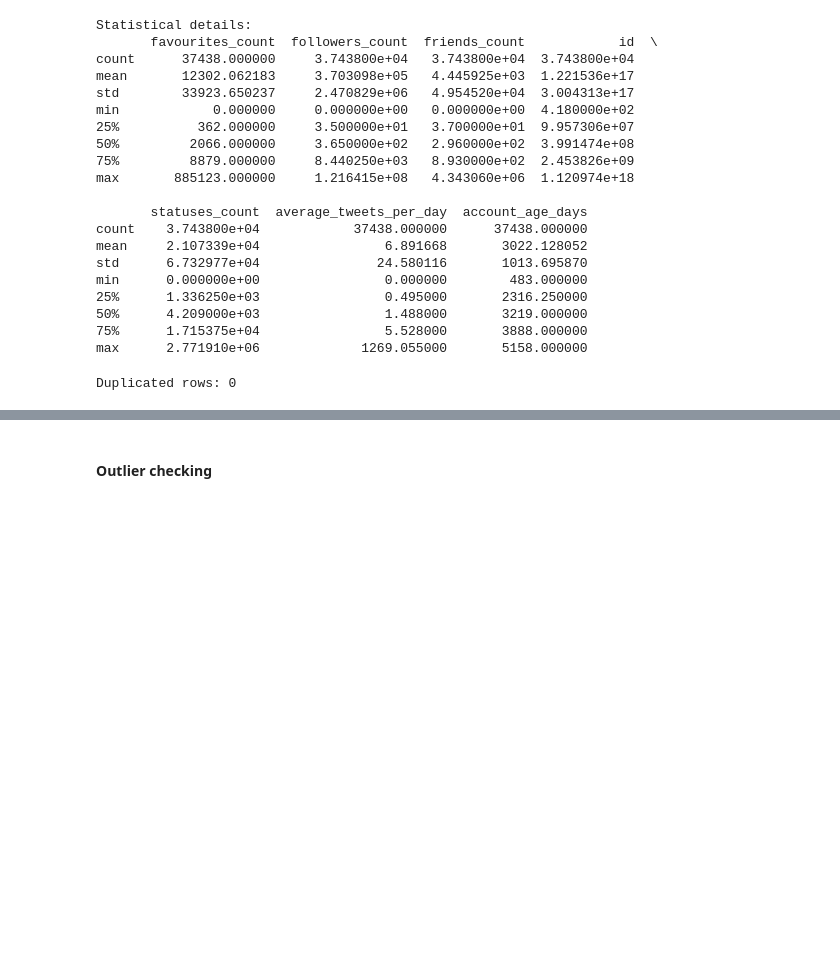
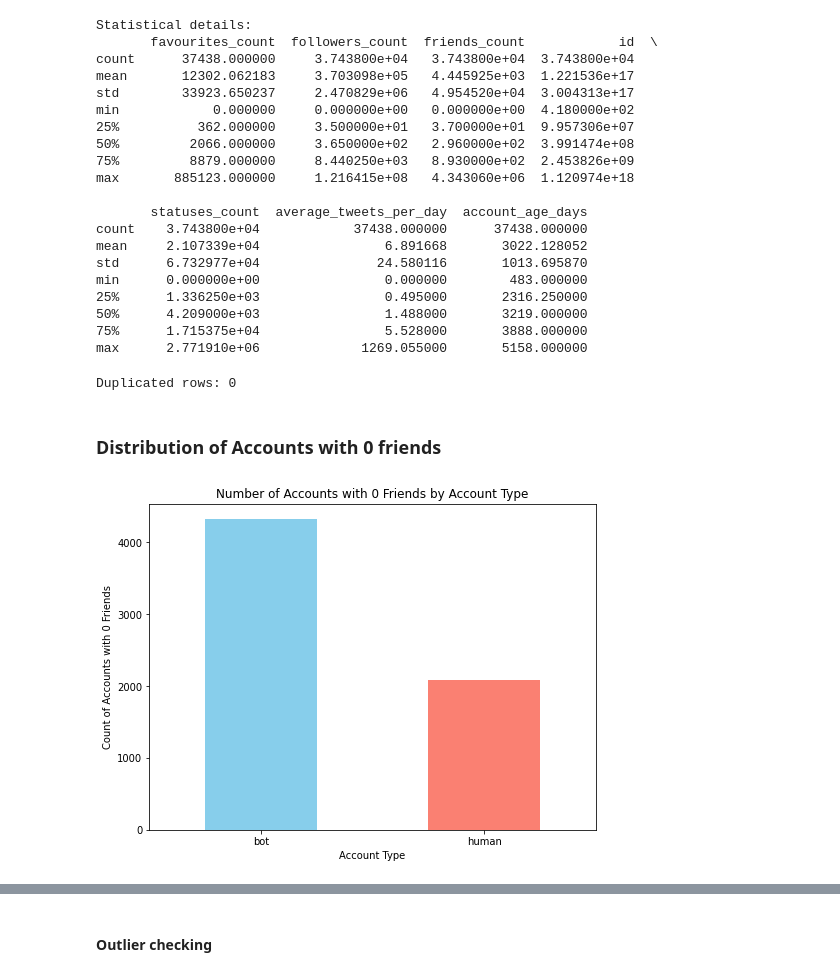
Before and after one commit to wennwei/bt4222, a Jupyter notebook: 2_eda.ipynb, the cells around one changed output, grey strips where cells are left out. Drawn from its saved outputs; the diff is of its cells as text; code cells hidden in the pictures; blank space fills up the shorter version.

```diff
--- a/2_eda.ipynb
+++ b/2_eda.ipynb
@@ -262,3 +262,22 @@ max      2.771910e+06             1269.055000       5158.000000
 print(f"Duplicated rows: {df.duplicated().sum()}")
 # %% [output]
 Duplicated rows: 0
+# %% [markdown]
+### Distribution of Accounts with 0 friends
+# %%
+# Filter accounts with 0 friends
+zero_friends_df = df[df['friends_count'] == 0]
+
+# Group by account type and count
+account_type_counts = zero_friends_df['account_type'].value_counts()
+
+# Plot
+plt.figure(figsize=(8, 6))
+account_type_counts.plot(kind='bar', color=['skyblue', 'salmon'])
+plt.title("Number of Accounts with 0 Friends by Account Type")
+plt.xlabel("Account Type")
+plt.ylabel("Count of Accounts with 0 Friends")
+plt.xticks(rotation=0)
+plt.show()
+# %% [output]
+[figure, added]
```
Also changed, not shown: parts of 4 cells of this notebook, 1 other file.
